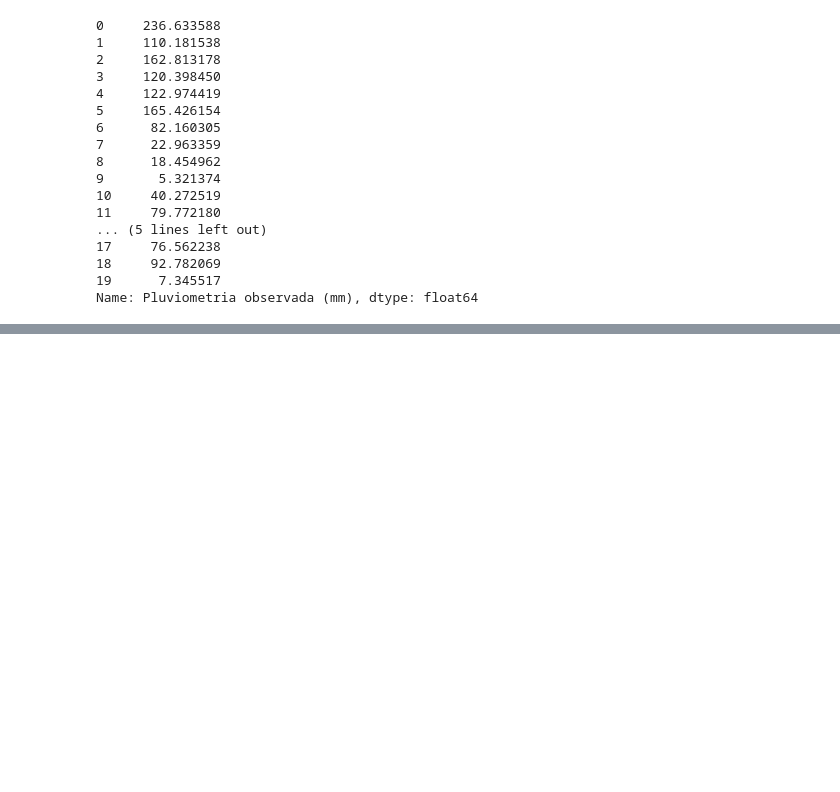
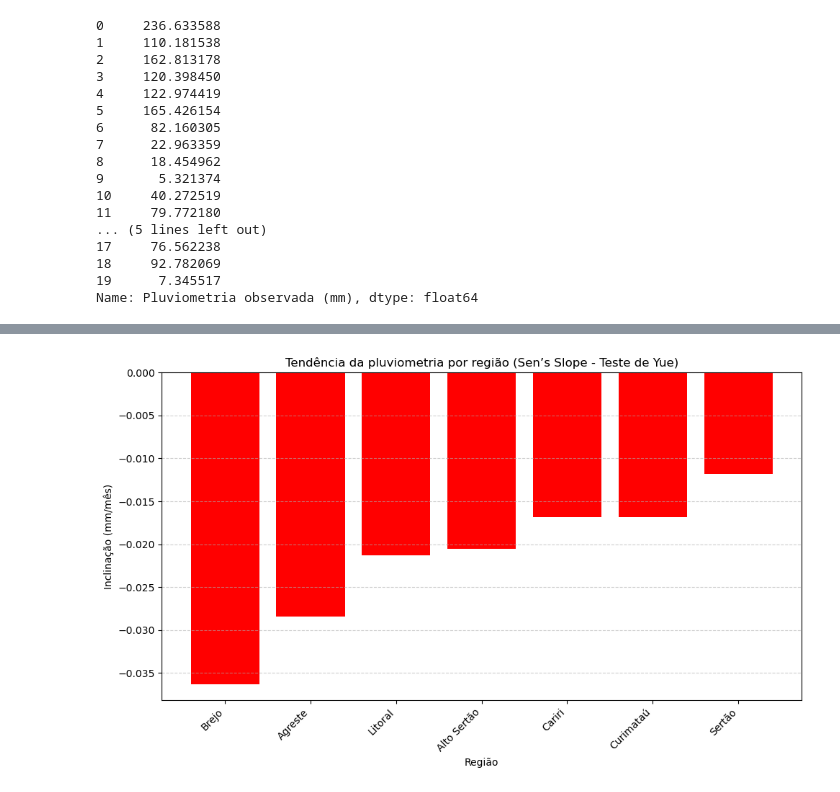
Before and after one commit to luquech/DadosTCC, a Jupyter notebook: AESA.ipynb, the cells around one changed output, grey strips where cells are left out. Saved outputs shown, nothing was run; the diff lists cells and outputs as text; code cells hidden in the pictures; blank space fills up the shorter version.

```diff
--- a/AESA.ipynb
+++ b/AESA.ipynb
@@ -336,0 +516,23 @@ print(df_media_mensal_estado.head(20))
+# %%
+import matplotlib.pyplot as plt
+
+# Ordenar por slope (para deixar mais claro visualmente)
+df_plot = df_resultados_mk.sort_values('Slope (Yue)')
+
+plt.figure(figsize=(10,6))
+plt.bar(
+    df_plot['Região'],
+    df_plot['Slope (Yue)'],
+    color=['red' if x < 0 else 'blue' for x in df_plot['Slope (Yue)']]
+)
+
+plt.title("Tendência da pluviometria por região (Sen’s Slope - Teste de Yue)")
+plt.ylabel("Inclinação (mm/mês)")
+plt.xlabel("Região")
+plt.xticks(rotation=45, ha='right')  # Gira os rótulos das regiões
+plt.grid(axis='y', linestyle='--', alpha=0.6)
+plt.tight_layout()
+plt.savefig("plots/tendencia_região.png", dpi=300)
+plt.show()
+# %% [output]
+[figure, added]
```
Also changed, not shown: parts of 26 cells of this notebook, 1 other file.
